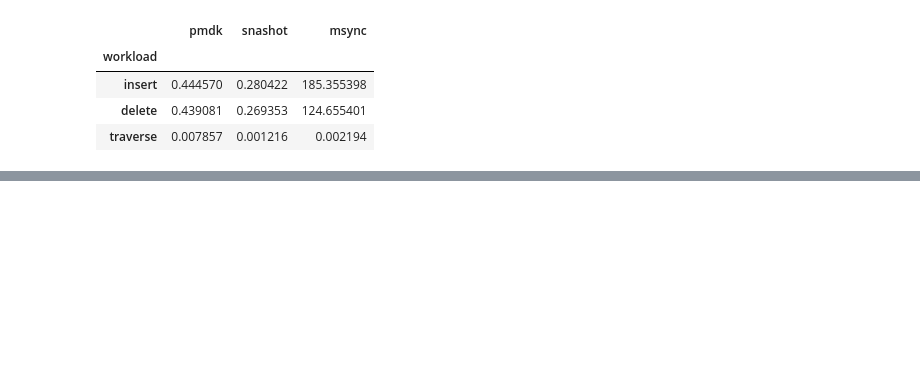
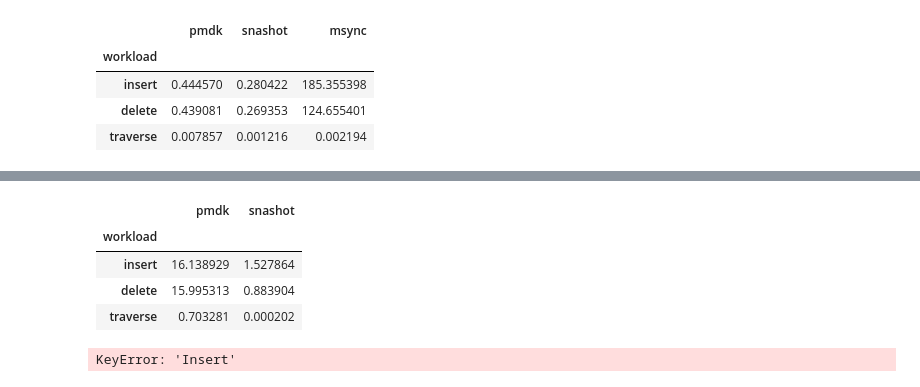
Before and after one commit to NVSL/snapshot-public, a Jupyter notebook: src/scripts/linkedlist.ipynb, the cells around one changed output, grey strips where cells are left out. Cells and saved outputs as stored; diff of their text form; code cells hidden in the pictures; blank space fills up the shorter version.

```diff
--- a/src/scripts/linkedlist.ipynb
+++ b/src/scripts/linkedlist.ipynb
@@ -66,0 +83,36 @@ df_norm
+# %%
+pmdk_col = df_gpu['pmdk']
+df_gpu_norm = df_gpu.copy(deep=True)
+# for col in df_gpu:
+#     df_gpu_norm[col] = df_gpu[col]/pmdk_col
+del df_gpu_norm['msync']
+df_gpu_norm
+# %% [output]
+|  | pmdk | snashot |
+| workload |  |  |
+| insert | 16.138929 | 1.527864 |
+| delete | 15.995313 | 0.883904 |
+| traverse | 0.703281 | 0.000202 |
+# %%
+insert_dict = {
+    'CXL': capitalize_index(df_gpu_norm.T)['Insert'],
+    'PMEM': capitalize_index(df_pmem_norm.T)['Insert']
+}
+
+delete_dict = {
+    'CXL': capitalize_index(df_gpu_norm.T)['Delete'],
+    'PMEM': capitalize_index(df_pmem_norm.T)['Delete']
+}
+
+df_linear = pd.DataFrame({'Memory Type': [], 'Workload': [], 'Library': [], 'Execution Time (s)': []})
+df_linear
+
+for (mem_name, mem) in [('Emulated CXL', df_gpu_norm), ('PMEM', df_pmem_norm)]:
+    for lib in ['pmdk', 'snashot']:
+        for k, v in mem[lib].items():
+            new_row = [mem_name, k, {'pmdk': 'PMDK', 'snashot': 'Snapshot'}[lib], v]
+            df_linear.loc[-1] = new_row
+            df_linear.index = df_linear.index + 1  # shifting index
+df_linear
+# %% [output]
+KeyError: 'Insert'
```
Also changed, not shown: parts of 8 cells of this notebook, 15 other files.
